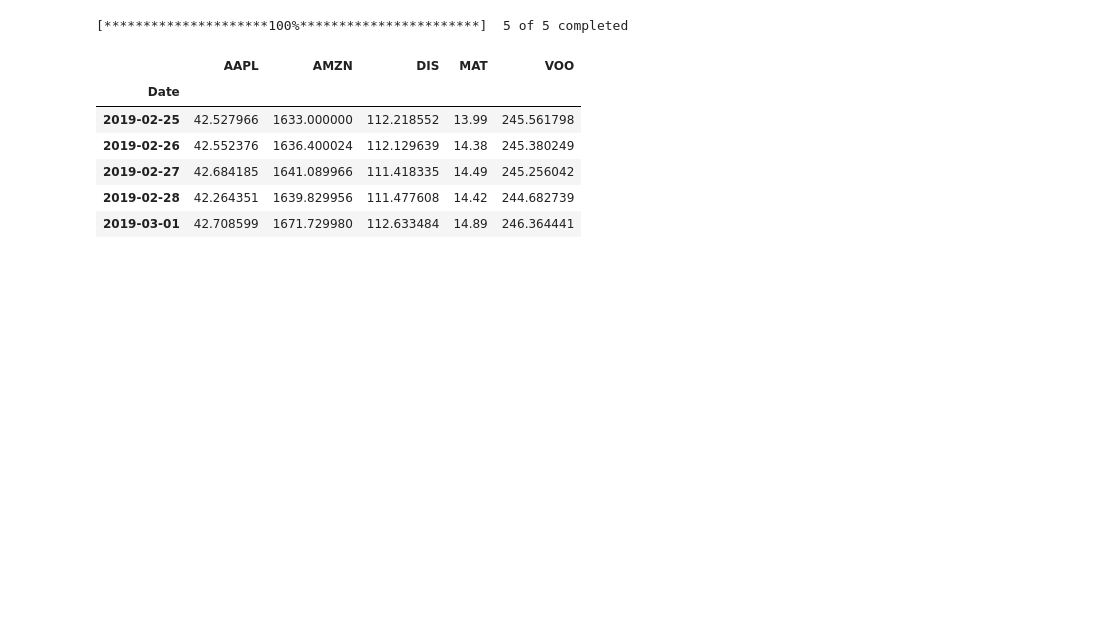
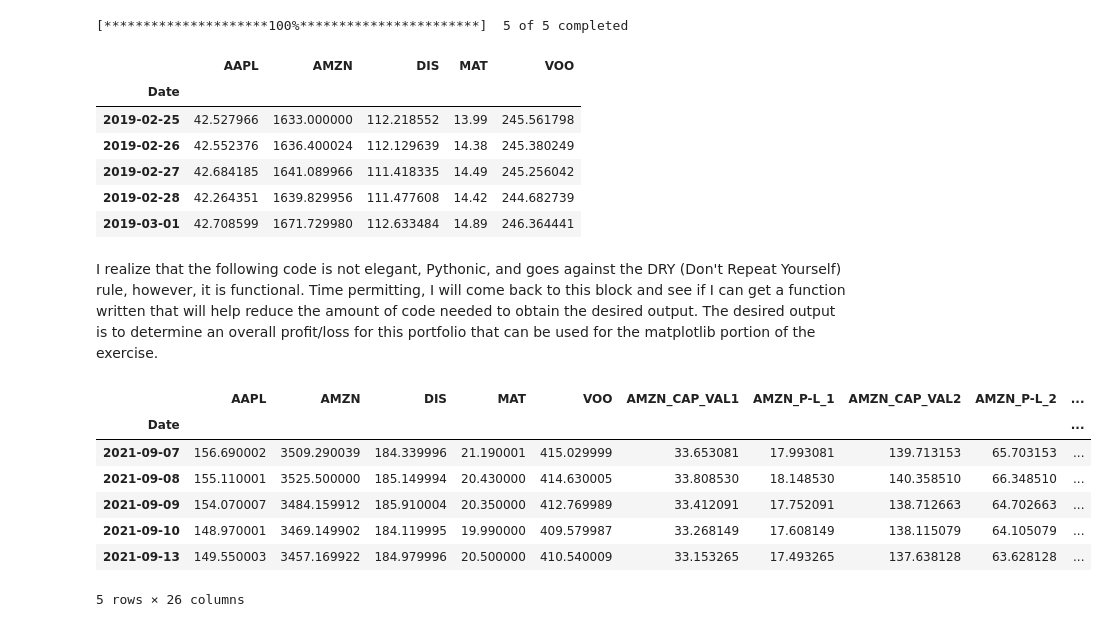
Before and after one commit to ramsey-king/DSC-550-Data-Mining, a Jupyter notebook: Week3/King_Ramsey_Exercise3-2.ipynb, the cells around one changed output. Cells and saved outputs as stored; diff of their text form; code cells hidden in the pictures; blank space fills up the shorter version.

```diff
--- a/Week3/King_Ramsey_Exercise3-2.ipynb
+++ b/Week3/King_Ramsey_Exercise3-2.ipynb
@@ -47,3 +47,57 @@ stock_df.head()
 | 2019-02-27 | 42.684185 | 1641.089966 | 111.418335 | 14.49 | 245.256042 |
 | 2019-02-28 | 42.264351 | 1639.829956 | 111.477608 | 14.42 | 244.682739 |
 | 2019-03-01 | 42.708599 | 1671.729980 | 112.633484 | 14.89 | 246.364441 |
+# %% [markdown]
+I realize that the following code is not elegant, Pythonic, and goes against the DRY (Don't Repeat Yourself) rule, however, it is functional.  Time permitting, I will come back to this block and see if I can get a function written that will help reduce the amount of code needed to obtain the desired output.  The desired output is to determine an overall profit/loss for this portfolio that can be used for the matplotlib portion of the exercise.
+# %%
+
+stock_df['AMZN_CAP_VAL1'] = equity_dict['AMZN'][0][0]/stock_df.loc[equity_dict['AMZN'][0][1], 'AMZN']*stock_df['AMZN']
+stock_df['AMZN_P-L_1'] = stock_df['AMZN_CAP_VAL1'] - stock_df.loc[equity_dict['AMZN'][0][1], 'AMZN_CAP_VAL1']
+
+stock_df['AMZN_CAP_VAL2'] = equity_dict['AMZN'][1][0]/stock_df.loc[equity_dict['AMZN'][1][1], 'AMZN']*stock_df['AMZN']
+stock_df['AMZN_P-L_2'] = np.where(stock_df.index <= equity_dict['AMZN'][1][1], 0,
+                                stock_df['AMZN_CAP_VAL2'] - stock_df.loc[equity_dict['AMZN'][1][1], 'AMZN_CAP_VAL2'])
+
+stock_df['AMZN_CAP_VAL3'] = equity_dict['AMZN'][2][0] / stock_df.loc[equity_dict['AMZN'][2][1], 'AMZN'] * stock_df['AMZN']
+stock_df['AMZN_P-L_3'] = np.where(stock_df.index <= equity_dict['AMZN'][2][1], 0,
+                                stock_df['AMZN_CAP_VAL3'] - stock_df.loc[equity_dict['AMZN'][2][1], 'AMZN_CAP_VAL3'])
+
+stock_df['DIS_CAP_VAL1'] = equity_dict['DIS'][0][0] / stock_df.loc[equity_dict['DIS'][0][1], 'DIS'] * stock_df['DIS']
+stock_df['DIS_P-L_1'] = stock_df['DIS_CAP_VAL1'] - stock_df.loc[equity_dict['DIS'][0][1], 'DIS_CAP_VAL1']
+
+stock_df['DIS_CAP_VAL2'] = equity_dict['DIS'][1][0] / stock_df.loc[equity_dict['DIS'][1][1], 'DIS'] * stock_df['DIS']
+stock_df['DIS_P-L_2'] = np.where(stock_df.index <= equity_dict['DIS'][1][1], 0,
+                                stock_df['DIS_CAP_VAL2'] - stock_df.loc[equity_dict['DIS'][1][1], 'DIS_CAP_VAL2'])
+
+stock_df['MAT_CAP_VAL1'] = equity_dict['MAT'][0][0] / stock_df.loc[equity_dict['MAT'][0][1], 'MAT'] * stock_df['MAT']
+stock_df['MAT_P-L_1'] = stock_df['MAT_CAP_VAL1'] - stock_df.loc[equity_dict['MAT'][0][1], 'MAT_CAP_VAL1']
+
+stock_df['MAT_CAP_VAL2'] = equity_dict['MAT'][1][0] / stock_df.loc[equity_dict['MAT'][1][1], 'MAT'] * stock_df['MAT']
+stock_df['MAT_P-L_2'] = np.where(stock_df.index <= equity_dict['MAT'][1][1], 0,
+                                stock_df['MAT_CAP_VAL2'] - stock_df.loc[equity_dict['MAT'][1][1], 'MAT_CAP_VAL2'])
+
+stock_df['VOO_CAP_VAL1'] = equity_dict['VOO'][0][0] / stock_df.loc[equity_dict['VOO'][0][1], 'VOO'] * stock_df['VOO']
+stock_df['VOO_P-L_1'] = stock_df['VOO_CAP_VAL1'] - stock_df.loc[equity_dict['VOO'][0][1], 'VOO_CAP_VAL1']
+
+stock_df['VOO_CAP_VAL2'] = equity_dict['VOO'][1][0] / stock_df.loc[equity_dict['VOO'][1][1], 'VOO'] * stock_df['VOO']
+stock_df['VOO_P-L_2'] = np.where(stock_df.index <= equity_dict['VOO'][1][1], 0,
+                                stock_df['VOO_CAP_VAL2'] - stock_df.loc[equity_dict['VOO'][1][1], 'VOO_CAP_VAL2'])
+
+stock_df['AAPL_CAP_VAL1'] = equity_dict['AAPL'][0][0] / stock_df.loc[equity_dict['AAPL'][0][1], 'AAPL'] * stock_df['AAPL']
+stock_df['AAPL_P-L_1'] = np.where(stock_df.index <= equity_dict['AAPL'][0][1], 0,
+                                stock_df['AAPL_CAP_VAL1'] - stock_df.loc[equity_dict['AAPL'][0][1], 'AAPL_CAP_VAL1'])
+
+stock_df['Total P-L'] = stock_df['AMZN_P-L_1'] + stock_df['AMZN_P-L_2']  + stock_df['AMZN_P-L_3'] + stock_df['DIS_P-L_1'] + \
+                        stock_df['DIS_P-L_2'] + stock_df['MAT_P-L_1'] + stock_df['MAT_P-L_2'] + stock_df['VOO_P-L_1'] + \
+                        stock_df['VOO_P-L_2'] + stock_df['AAPL_P-L_1']
+
+stock_df.tail()
+# %% [output]
+|  | AAPL | AMZN | DIS | MAT | VOO | AMZN_CAP_VAL1 | AMZN_P-L_1 | AMZN_CAP_VAL2 | AMZN_P-L_2 | ... |
+| Date |  |  |  |  |  |  |  |  |  | ... |
+| 2021-09-07 | 156.690002 | 3509.290039 | 184.339996 | 21.190001 | 415.029999 | 33.653081 | 17.993081 | 139.713153 | 65.703153 | ... |
+| 2021-09-08 | 155.110001 | 3525.500000 | 185.149994 | 20.430000 | 414.630005 | 33.808530 | 18.148530 | 140.358510 | 66.348510 | ... |
+| 2021-09-09 | 154.070007 | 3484.159912 | 185.910004 | 20.350000 | 412.769989 | 33.412091 | 17.752091 | 138.712663 | 64.702663 | ... |
+| 2021-09-10 | 148.970001 | 3469.149902 | 184.119995 | 19.990000 | 409.579987 | 33.268149 | 17.608149 | 138.115079 | 64.105079 | ... |
+| 2021-09-13 | 149.550003 | 3457.169922 | 184.979996 | 20.500000 | 410.540009 | 33.153265 | 17.493265 | 137.638128 | 63.628128 | ... |
+5 rows × 26 columns
```
Also changed, not shown: parts of 4 cells of this notebook.
